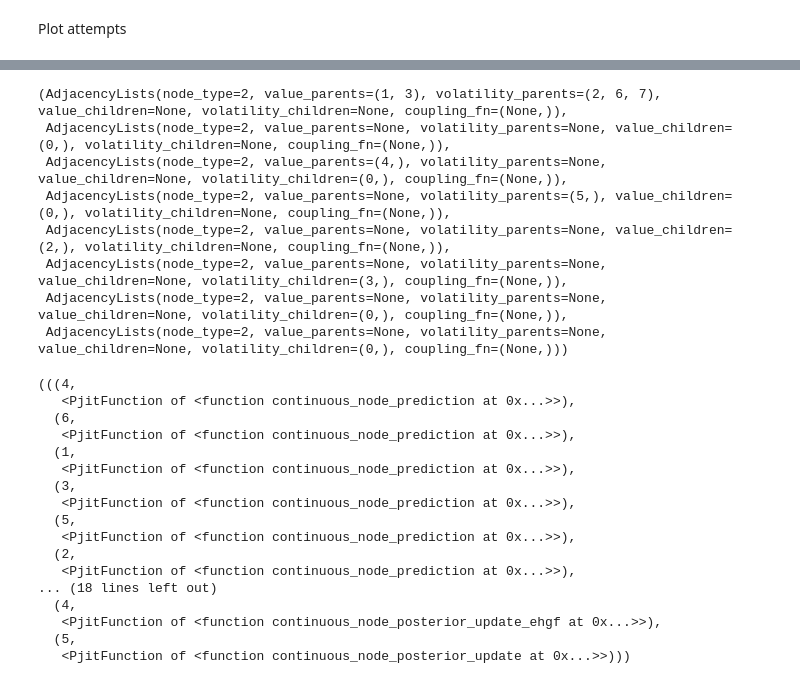
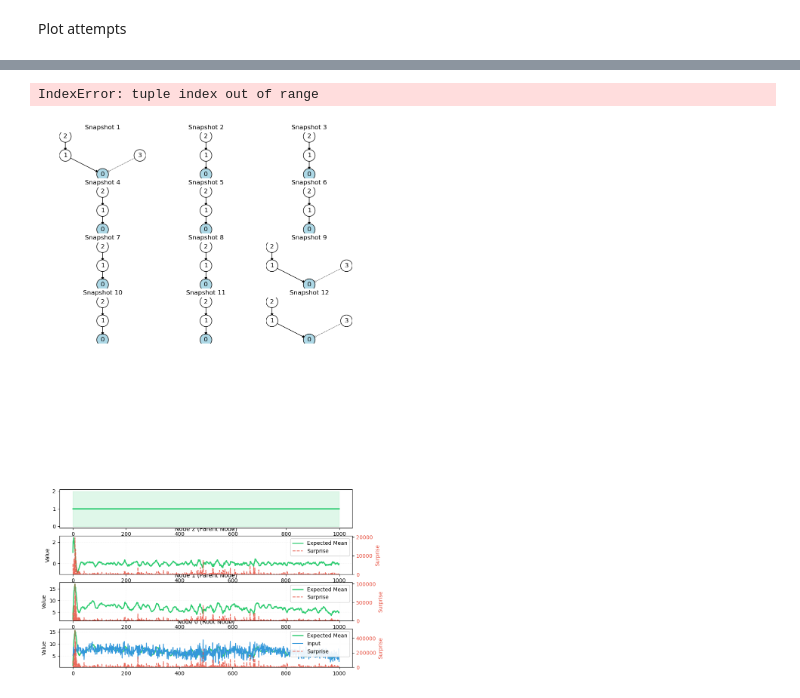
Before and after one commit to LouieMH/pyhgf, a Jupyter notebook: docs/source/notebooks/Latent_var_notebook.ipynb, the cells around one changed output, grey strips where cells are left out. Cells and saved outputs as stored; diff of their text form; code cells hidden in the pictures.

```diff
--- a/docs/source/notebooks/Latent_var_notebook.ipynb
+++ b/docs/source/notebooks/Latent_var_notebook.ipynb
@@ -448,5 +869,0 @@ new_edges
-# %%
-test_hgf.attributes = new_attributes
-test_hgf.edges = new_edges
-
-test_hgf.plot_network()
@@ -469,31 +870,15 @@ test_hgf.plot_network()
-# %%
-test_hgf.edges
-# %% [output]
-(AdjacencyLists(node_type=2, value_parents=(1, 3), volatility_parents=(2, 6, 7), value_children=None, volatility_children=None, coupling_fn=(None,)),
- AdjacencyLists(node_type=2, value_parents=None, volatility_parents=None, value_children=(0,), volatility_children=None, coupling_fn=(None,)),
- AdjacencyLists(node_type=2, value_parents=(4,), volatility_parents=None, value_children=None, volatility_children=(0,), coupling_fn=(None,)),
- AdjacencyLists(node_type=2, value_parents=None, volatility_parents=(5,), value_children=(0,), volatility_children=None, coupling_fn=(None,)),
- AdjacencyLists(node_type=2, value_parents=None, volatility_parents=None, value_children=(2,), volatility_children=None, coupling_fn=(None,)),
- AdjacencyLists(node_type=2, value_parents=None, volatility_parents=None, value_children=None, volatility_children=(3,), coupling_fn=(None,)),
- AdjacencyLists(node_type=2, value_parents=None, volatility_parents=None, value_children=None, volatility_children=(0,), coupling_fn=(None,)),
- AdjacencyLists(node_type=2, value_parents=None, volatility_parents=None, value_children=None, volatility_children=(0,), coupling_fn=(None,)))
-# %%
-test_hgf.update_sequence
-# %% [output]
-(((4,
-   <PjitFunction of <function continuous_node_prediction at 0x...>>),
-  (6,
-   <PjitFunction of <function continuous_node_prediction at 0x...>>),
-  (1,
-   <PjitFunction of <function continuous_node_prediction at 0x...>>),
-  (3,
-   <PjitFunction of <function continuous_node_prediction at 0x...>>),
-  (5,
-   <PjitFunction of <function continuous_node_prediction at 0x...>>),
-  (2,
-   <PjitFunction of <function continuous_node_prediction at 0x...>>),
-... (18 lines left out)
-  (4,
-   <PjitFunction of <function continuous_node_posterior_update_ehgf at 0x...>>),
-  (5,
-   <PjitFunction of <function continuous_node_posterior_update at 0x...>>)))
+# %%
+# And now you can also create a combined visualization
+combined_fig = plot_combined_hgf_analysis(
+    hgf_model=test_hgf,
+    snapshot_list=snapshot_list,
+    trajectory_df=trajectory_df,
+    edges=edges,
+    n_cols=3,  # Adjust for evolution plot layout
+    show_surprise=True,
+    show_ci=True,
+    figsize=(10, 20)  # Adjust overall figure size as needed
+)
+# %% [output]
+IndexError: tuple index out of range
+[figure, added]
```
Also changed, not shown: parts of 23 cells of this notebook.
